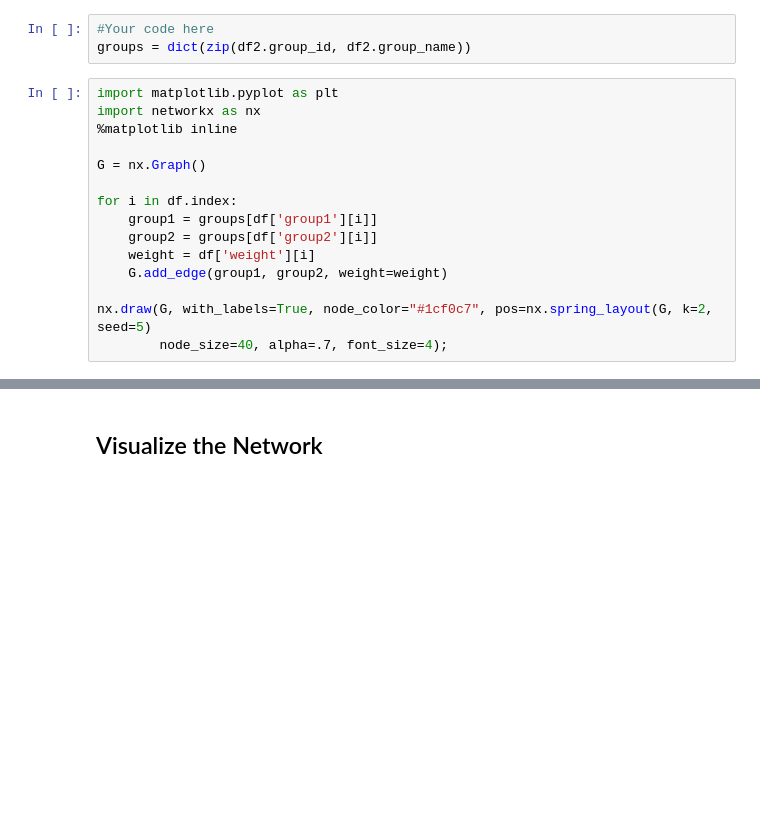
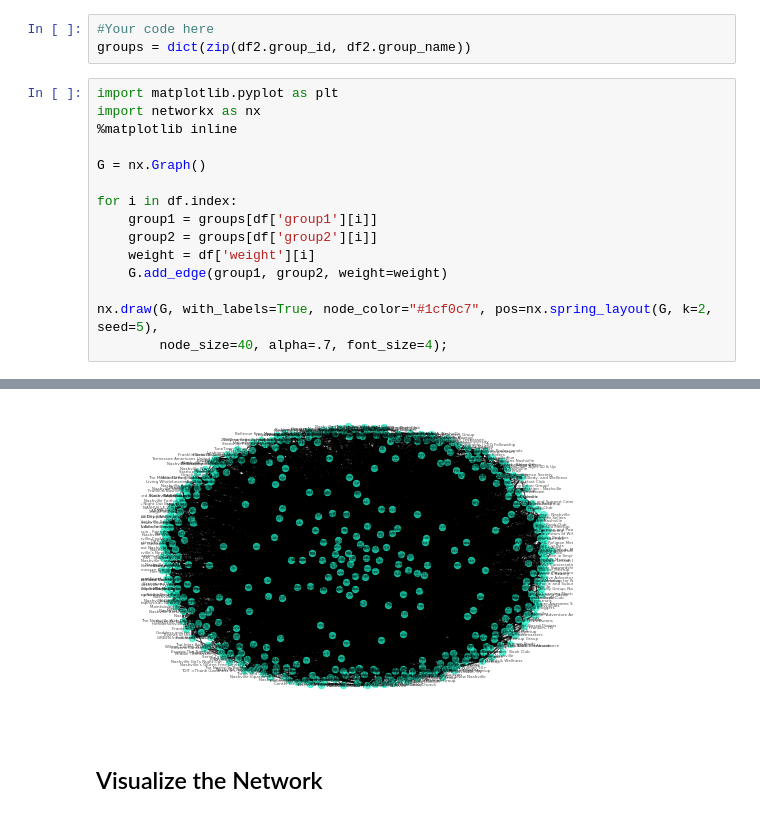
Before and after one commit to jnawjux/dsc-3-28-12-graph-connectivity-community-detection-seattle-ds-career-040119, a Jupyter notebook: index.ipynb, the cells around one changed output, grey strips where cells are left out. Cells and saved outputs as stored; diff of their text form; blank space fills up the shorter version.

```diff
--- a/index.ipynb
+++ b/index.ipynb
@@ -59,6 +59,6 @@ for i in df.index:
     weight = df['weight'][i]
     G.add_edge(group1, group2, weight=weight)
 
-nx.draw(G, with_labels=True, node_color="#1cf0c7", pos=nx.spring_layout(G, k=2, seed=5)
+nx.draw(G, with_labels=True, node_color="#1cf0c7", pos=nx.spring_layout(G, k=2, seed=5),
         node_size=40, alpha=.7, font_size=4);
 # %% [output]
@@ -66,3 +65,4 @@ SyntaxError: invalid syntax (<ipython-input-8-4c85b958e166>, line 14)
+[figure, added]
 # %% [markdown]
 ## Visualize the Network
 # %%
```
Also changed, not shown: parts of 1 cell of this notebook.
